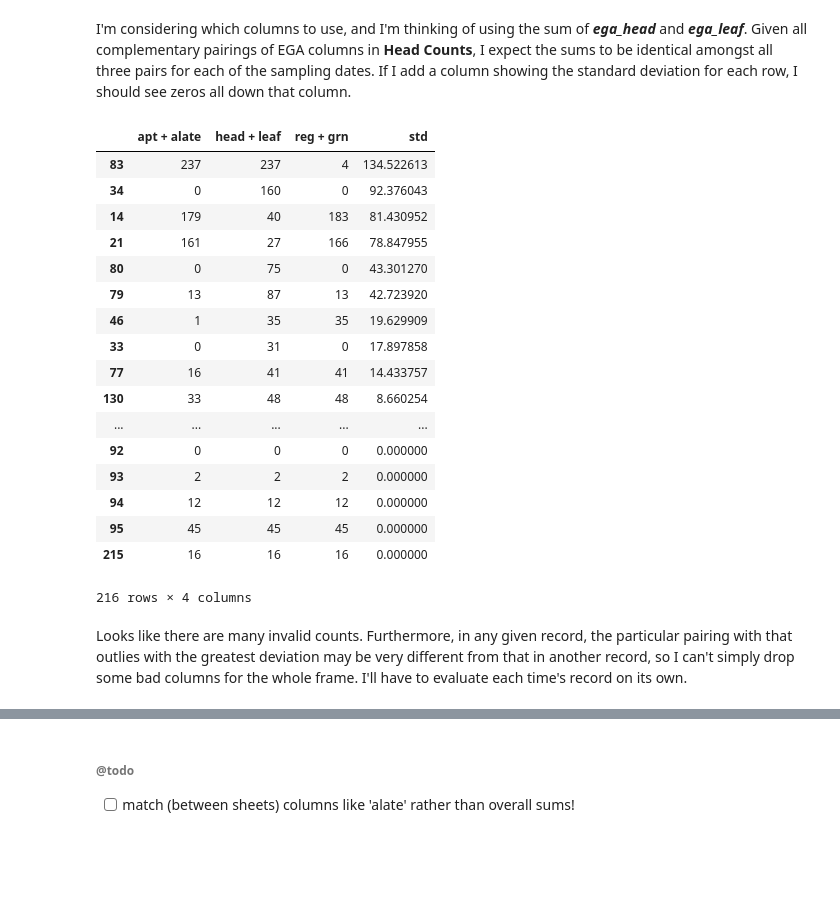
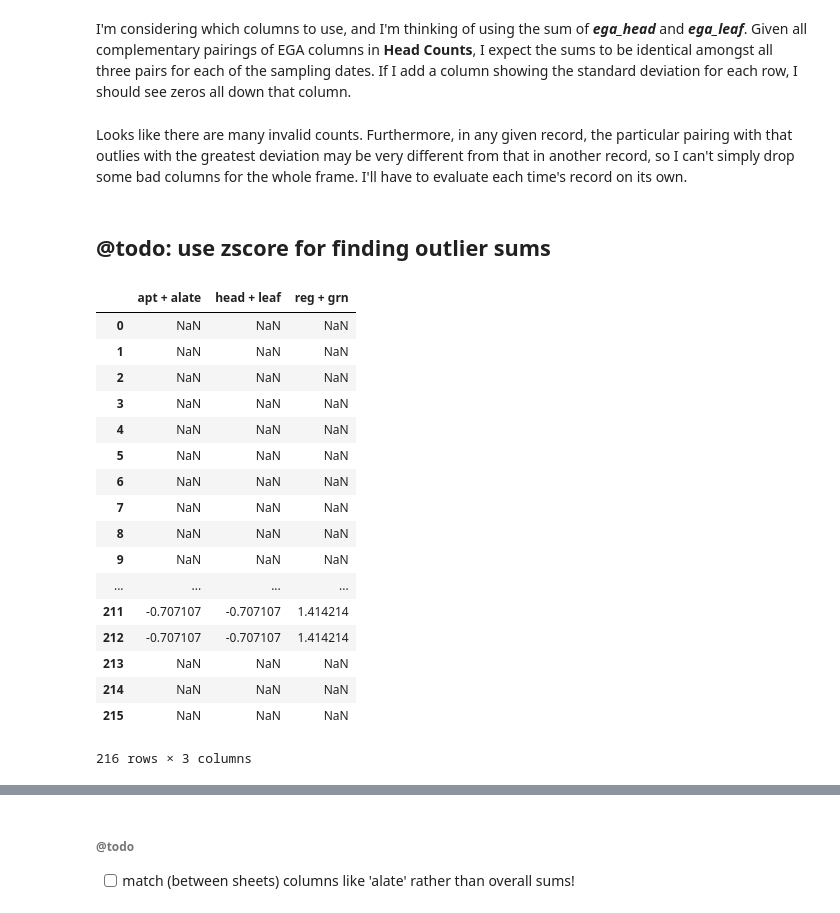
Before and after one commit to devvyn/aafc-field-data, a Jupyter notebook: notebook/projects/2016-sweep-vs-tiller/2016-sweep-vs-tiller.ipynb, the cells around one changed output, grey strips where cells are left out. Saved outputs shown, nothing was run; the diff lists cells and outputs as text; code cells hidden in the pictures; blank space fills up the shorter version.

```diff
--- a/notebook/projects/2016-sweep-vs-tiller/2016-sweep-vs-tiller.ipynb
+++ b/notebook/projects/2016-sweep-vs-tiller/2016-sweep-vs-tiller.ipynb
@@ -1559,32 +1564,11 @@ hc_ega_sums = pandas.concat(
     },
     axis='columns',
 )
-hc_ega_sums['std'] = hc_ega_sums.std(
-    axis='columns',
-)
+# hc_ega_sums['std'] = hc_ega_sums.std(axis='columns')
 
-pandas.options.display.max_rows = 20
+# pandas.options.display.max_rows = 20
 
-hc_ega_sums.sort_values('std', ascending=False,)
+# hc_ega_sums.sort_values('std', ascending=False,)
-# %% [output]
-|  | apt + alate | head + leaf | reg + grn | std |
-| 83 | 237 | 237 | 4 | 134.522613 |
-| 34 | 0 | 160 | 0 | 92.376043 |
-| 14 | 179 | 40 | 183 | 81.430952 |
-| 21 | 161 | 27 | 166 | 78.847955 |
-| 80 | 0 | 75 | 0 | 43.301270 |
-| 79 | 13 | 87 | 13 | 42.723920 |
-| 46 | 1 | 35 | 35 | 19.629909 |
-| 33 | 0 | 31 | 0 | 17.897858 |
-| 77 | 16 | 41 | 41 | 14.433757 |
-| 130 | 33 | 48 | 48 | 8.660254 |
-| ... | ... | ... | ... | ... |
-| 92 | 0 | 0 | 0 | 0.000000 |
-| 93 | 2 | 2 | 2 | 0.000000 |
-| 94 | 12 | 12 | 12 | 0.000000 |
-| 95 | 45 | 45 | 45 | 0.000000 |
-| 215 | 16 | 16 | 16 | 0.000000 |
-216 rows × 4 columns
 # %% [markdown]
 Looks like there are many invalid counts. Furthermore, in any given record, the particular pairing with that outlies with the greatest deviation may be very different from that in another record, so I can't simply drop some bad columns for the whole frame. I'll have to evaluate each time's record on its own.
 # %%
@@ -1592 +1576,24 @@ from scipy import stats
+# %% [markdown]
+## @todo: use zscore for finding outlier sums
+# %%
+hc_ega_sums.T.apply(zscore).T
+# %% [output]
+|  | apt + alate | head + leaf | reg + grn |
+| 0 | NaN | NaN | NaN |
+| 1 | NaN | NaN | NaN |
+| 2 | NaN | NaN | NaN |
+| 3 | NaN | NaN | NaN |
+| 4 | NaN | NaN | NaN |
+| 5 | NaN | NaN | NaN |
+| 6 | NaN | NaN | NaN |
+| 7 | NaN | NaN | NaN |
+| 8 | NaN | NaN | NaN |
+| 9 | NaN | NaN | NaN |
+| ... | ... | ... | ... |
+| 211 | -0.707107 | -0.707107 | 1.414214 |
+| 212 | -0.707107 | -0.707107 | 1.414214 |
+| 213 | NaN | NaN | NaN |
+| 214 | NaN | NaN | NaN |
+| 215 | NaN | NaN | NaN |
+216 rows × 3 columns
 # %%
```
Also changed, not shown: parts of 8 cells of this notebook.
